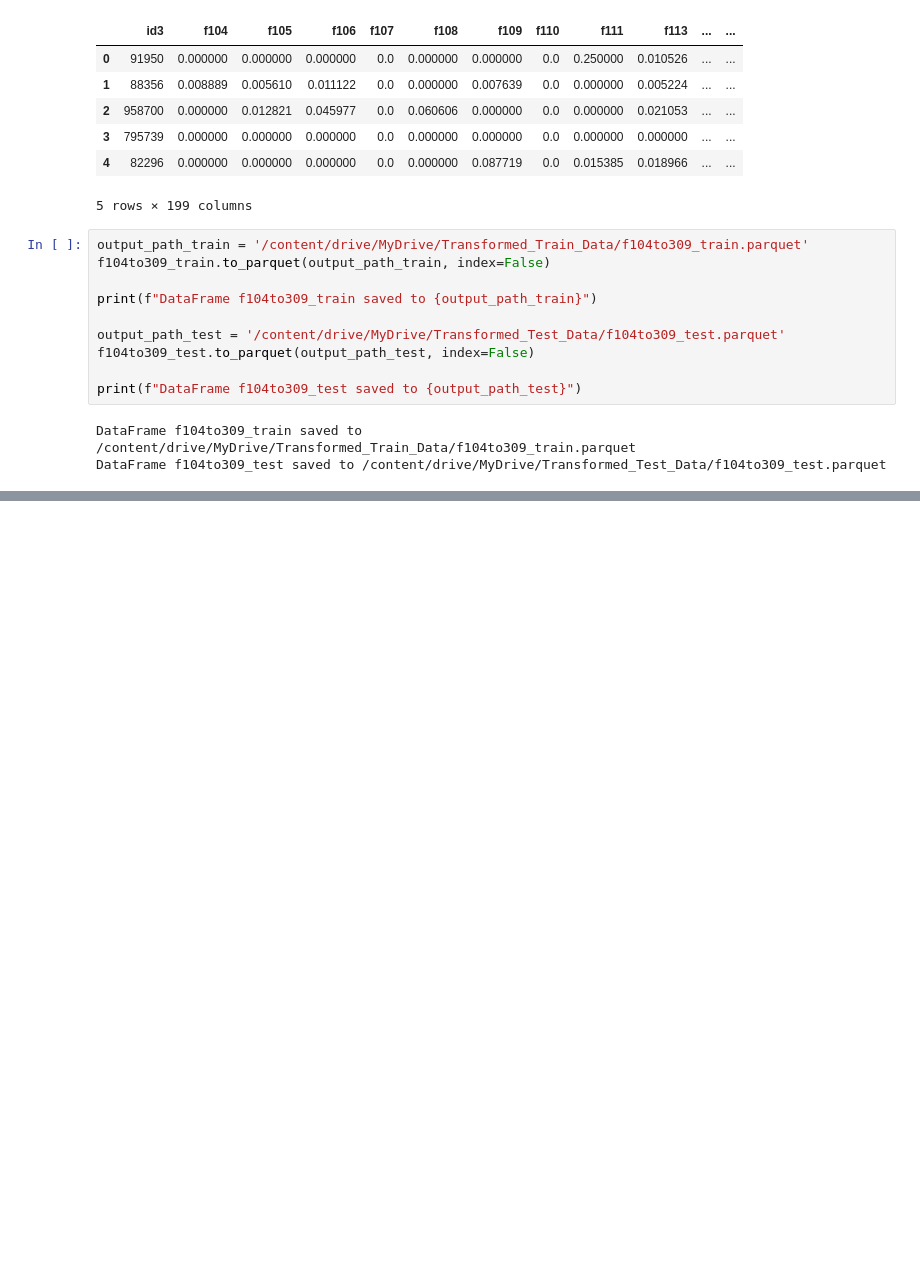
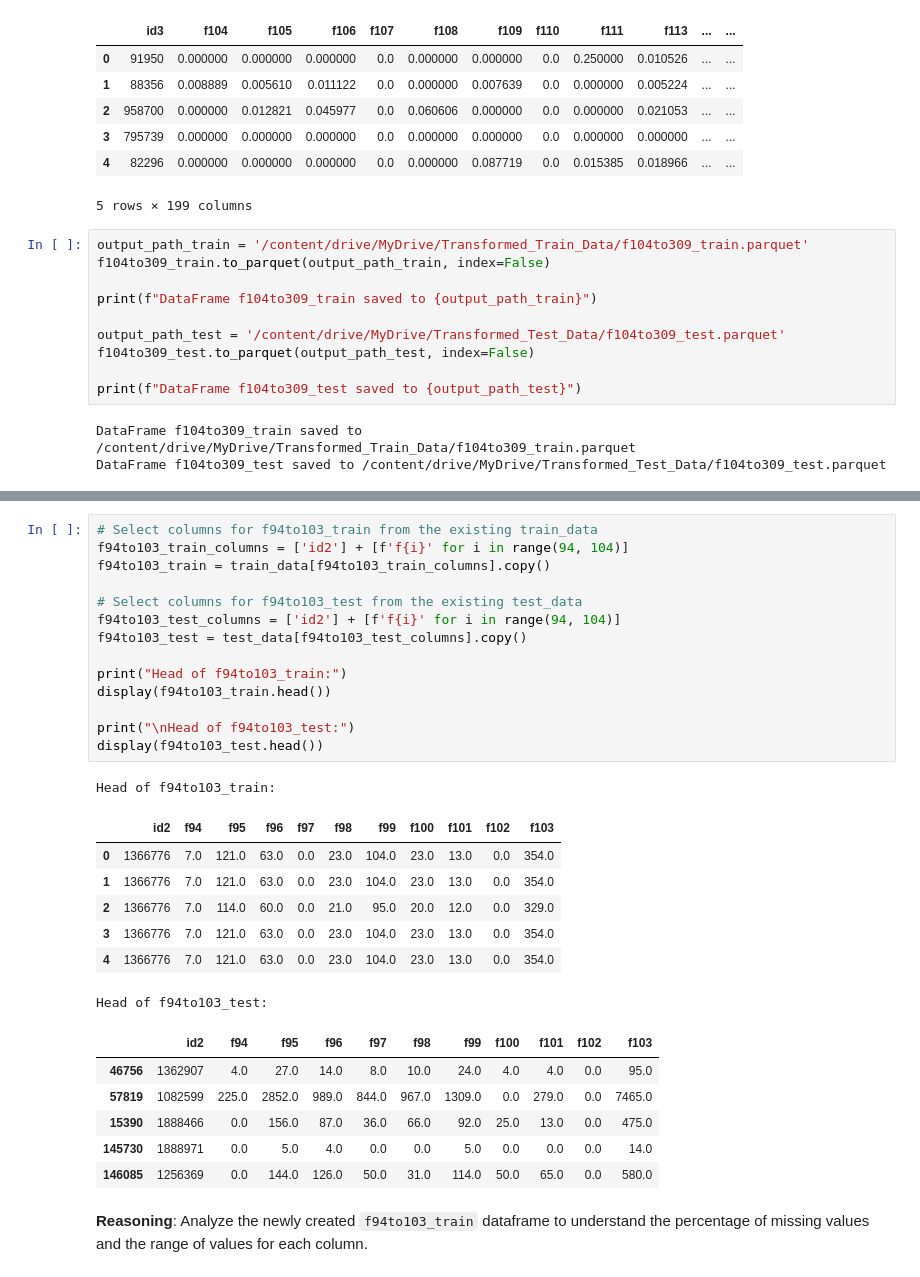
Before and after one commit to rishabh-0042/American_Express_Hackathon_25-2025, a Jupyter notebook: Feature_Engineering4.2.ipynb, the cells around one changed output, grey strips where cells are left out. Drawn from its saved outputs; the diff is of its cells as text; blank space fills up the shorter version.

```diff
--- a/Feature_Engineering4.2.ipynb
+++ b/Feature_Engineering4.2.ipynb
@@ -2054,0 +2041,32 @@ DataFrame f104to309_test saved to /content/drive/MyDrive/Transformed_Test_Data/f
+# %%
+# Select columns for f94to103_train from the existing train_data
+f94to103_train_columns = ['id2'] + [f'f{i}' for i in range(94, 104)]
+f94to103_train = train_data[f94to103_train_columns].copy()
+
+# Select columns for f94to103_test from the existing test_data
+f94to103_test_columns = ['id2'] + [f'f{i}' for i in range(94, 104)]
+f94to103_test = test_data[f94to103_test_columns].copy()
+
+print("Head of f94to103_train:")
+display(f94to103_train.head())
+
+print("\nHead of f94to103_test:")
+display(f94to103_test.head())
+# %% [output]
+Head of f94to103_train:
+|  | id2 | f94 | f95 | f96 | f97 | f98 | f99 | f100 | f101 | f102 | f103 |
+| 0 | 1366776 | 7.0 | 121.0 | 63.0 | 0.0 | 23.0 | 104.0 | 23.0 | 13.0 | 0.0 | 354.0 |
+| 1 | 1366776 | 7.0 | 121.0 | 63.0 | 0.0 | 23.0 | 104.0 | 23.0 | 13.0 | 0.0 | 354.0 |
+| 2 | 1366776 | 7.0 | 114.0 | 60.0 | 0.0 | 21.0 | 95.0 | 20.0 | 12.0 | 0.0 | 329.0 |
+| 3 | 1366776 | 7.0 | 121.0 | 63.0 | 0.0 | 23.0 | 104.0 | 23.0 | 13.0 | 0.0 | 354.0 |
+| 4 | 1366776 | 7.0 | 121.0 | 63.0 | 0.0 | 23.0 | 104.0 | 23.0 | 13.0 | 0.0 | 354.0 |
+Head of f94to103_test:
+|  | id2 | f94 | f95 | f96 | f97 | f98 | f99 | f100 | f101 | f102 | f103 |
+| 46756 | 1362907 | 4.0 | 27.0 | 14.0 | 8.0 | 10.0 | 24.0 | 4.0 | 4.0 | 0.0 | 95.0 |
+| 57819 | 1082599 | 225.0 | 2852.0 | 989.0 | 844.0 | 967.0 | 1309.0 | 0.0 | 279.0 | 0.0 | 7465.0 |
+| 15390 | 1888466 | 0.0 | 156.0 | 87.0 | 36.0 | 66.0 | 92.0 | 25.0 | 13.0 | 0.0 | 475.0 |
+| 145730 | 1888971 | 0.0 | 5.0 | 4.0 | 0.0 | 0.0 | 5.0 | 0.0 | 0.0 | 0.0 | 14.0 |
+| 146085 | 1256369 | 0.0 | 144.0 | 126.0 | 50.0 | 31.0 | 114.0 | 50.0 | 65.0 | 0.0 | 580.0 |
+# %% [markdown]
+**Reasoning**:
+Analyze the newly created `f94to103_train` dataframe to understand the percentage of missing values and the range of values for each column.
```
Also changed, not shown: parts of 13 cells of this notebook.
